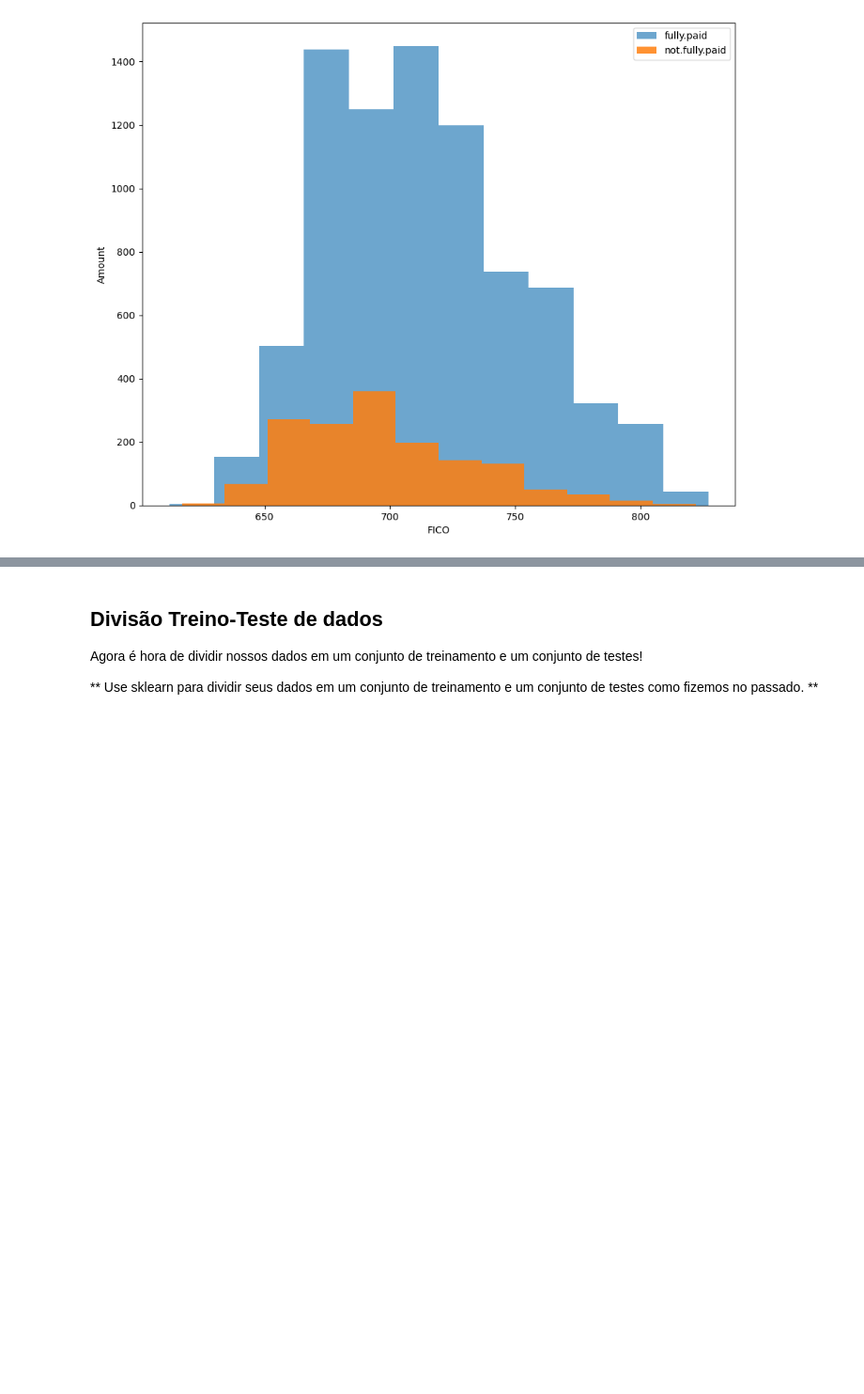
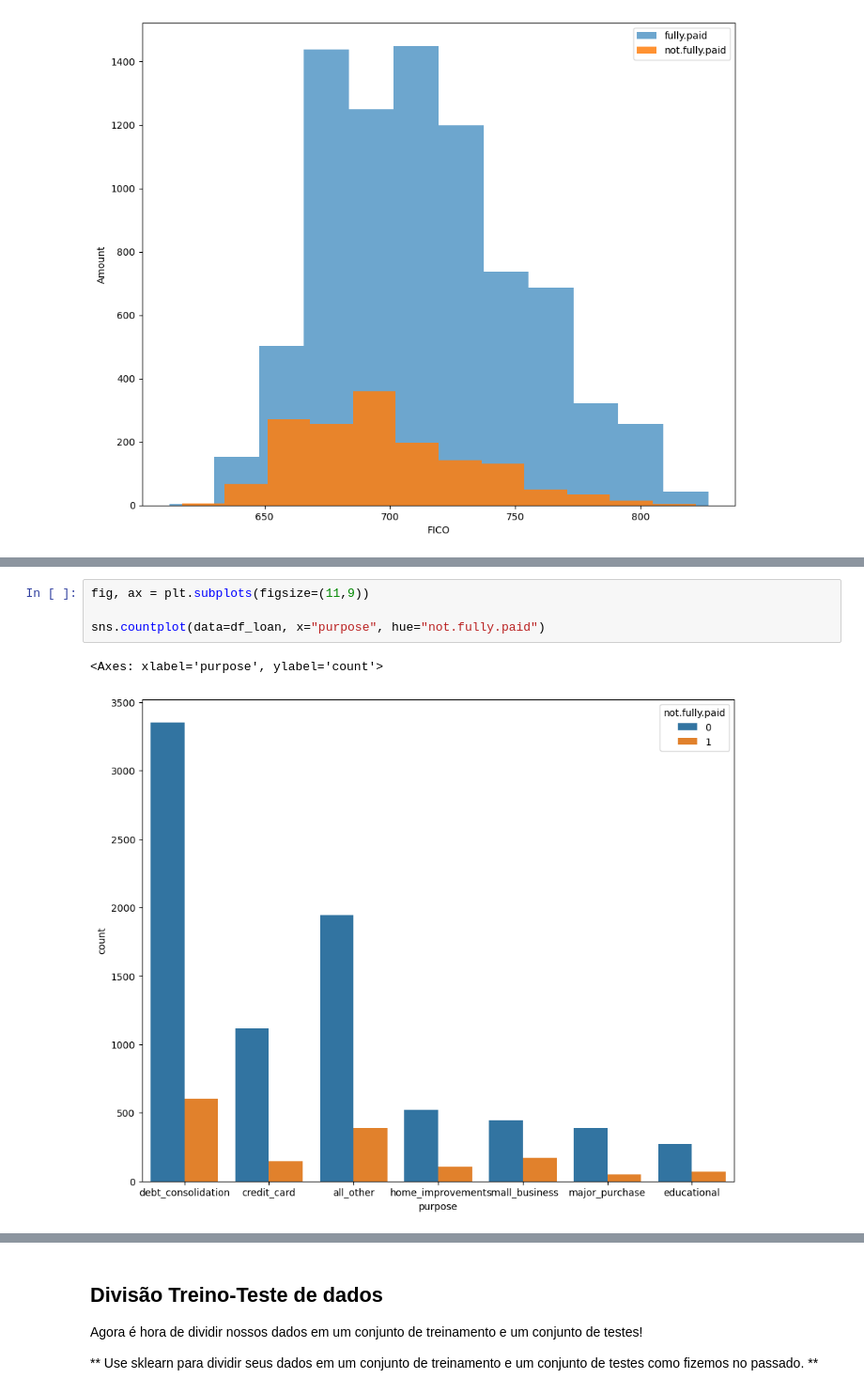
Before and after one commit to 7131HDMC/loan_risk, a Jupyter notebook: Projeto árvores de decisão e florestas aleatórias.ipynb, the cells around one changed output, grey strips where cells are left out. Shown: that part at 94% size. Saved outputs shown, nothing was run; the diff lists cells and outputs as text; blank space fills up the shorter version.

```diff
--- a/Projeto árvores de decisão e florestas aleatórias.ipynb
+++ b/Projeto árvores de decisão e florestas aleatórias.ipynb
@@ -120,0 +107,7 @@ ax.legend()
+# %%
+fig, ax = plt.subplots(figsize=(11,9))
+
+sns.countplot(data=df_loan, x="purpose", hue="not.fully.paid")
+# %% [output]
+<Axes: xlabel='purpose', ylabel='count'>
+[figure, added]
```
Also changed, not shown: parts of 18 cells of this notebook.
